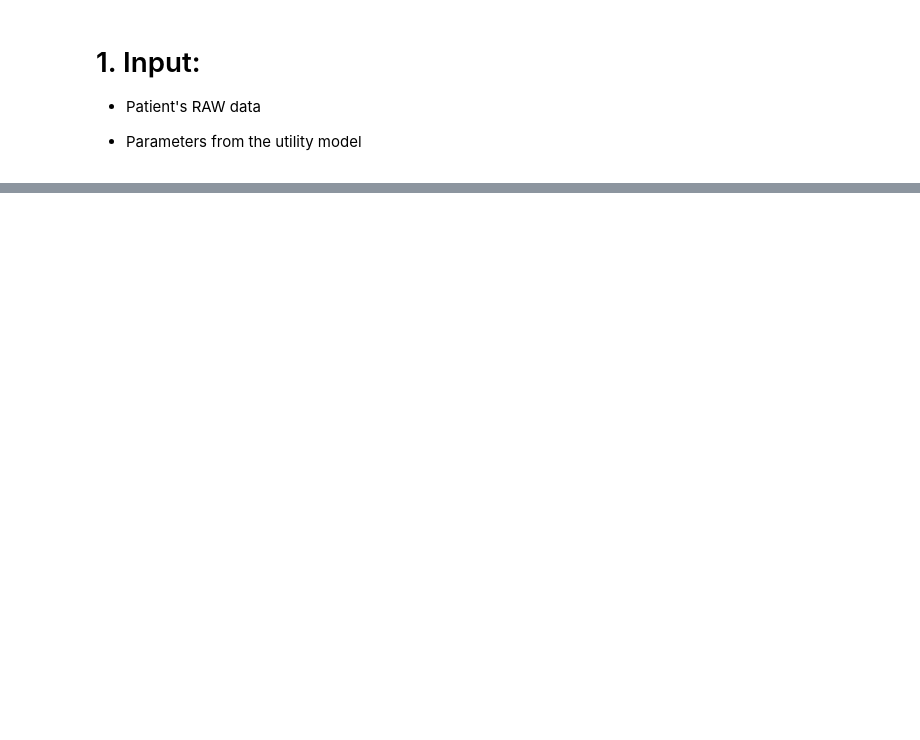
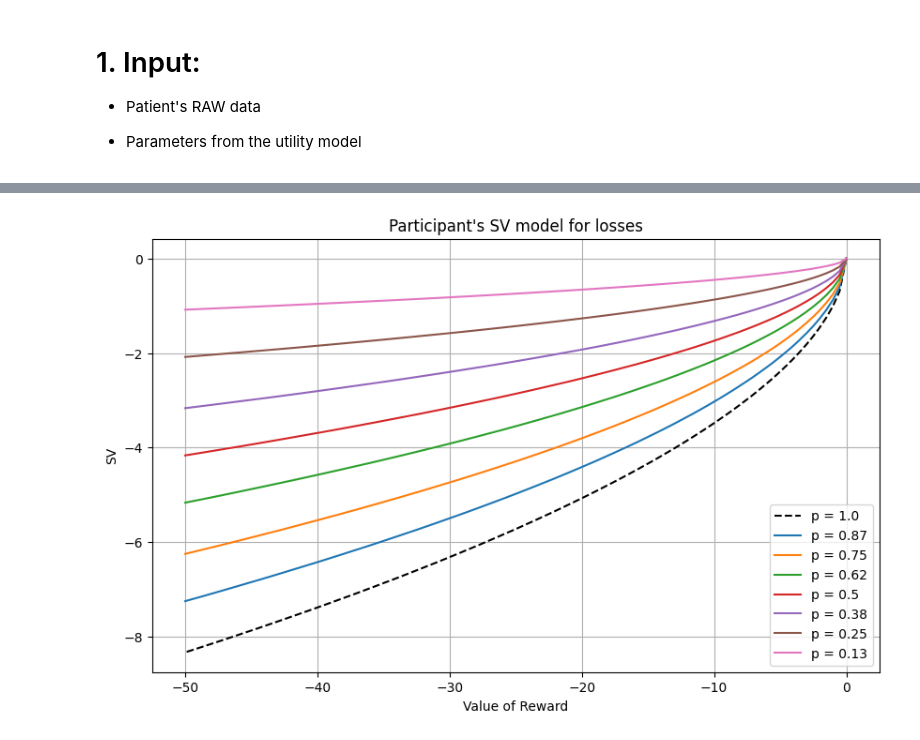
Before and after one commit to CDN-Lab/Intracraneal_electrodes, a Jupyter notebook: uncertaintyencoding.ipynb, the cells around one changed output, grey strips where cells are left out. Cells and saved outputs as stored; diff of their text form; code cells hidden in the pictures; blank space fills up the shorter version.

```diff
--- a/uncertaintyencoding.ipynb
+++ b/uncertaintyencoding.ipynb
@@ -41,6 +41,22 @@ loading fn: /Volumes/UCDN/Santiago_Guardo/data/utility/split_CRDM_analysis.csv
 trials = pd.read_csv(patient_trials)
 p_options = trials['crdm_lott_p'].unique()/100
 p_options = p_options[~np.isnan(p_options)]  # Remove nan values ~is a logical NOT operator
-p_list = p_options.tolist()  # Do we want p_options to be an array or a list? Ask Ricardo
+p_options = p_options.tolist()  # Do we want p_options to be an array or a list? Ask Ricardo
+p_options = sorted(p_options, reverse=True)
+amb_options = [0.24, 0.5, 0.74]
+
+#Declare the variables
+
+
+# A= df['crdm_amb_lev'].values[0] #Ambiguity level
+A_null = 0.0 # no ambiguity
+Vmax = 50.0 #The maximum amount we can pay to participants
+Vmin = -50.0 #The minimum amount we can take from participants
+Vsafe_pos = 5.0 # The old safe option in positive trials
+Vsafe_neg = -5.0 # The old safe option in negative trials
+
+# used for populating trials
+empty_df = pd.DataFrame([],columns=['category','p_reward', 'value_reward'])
+
 p_options
 # %% [output]
@@ -142,0 +126,4 @@ beta_pos: 4.167
+# %%
+plot_sv(alpha_neg,beta_neg, trials = 'losses')
+# %% [output]
+[figure, added]
```
Also changed, not shown: parts of 24 cells of this notebook.
